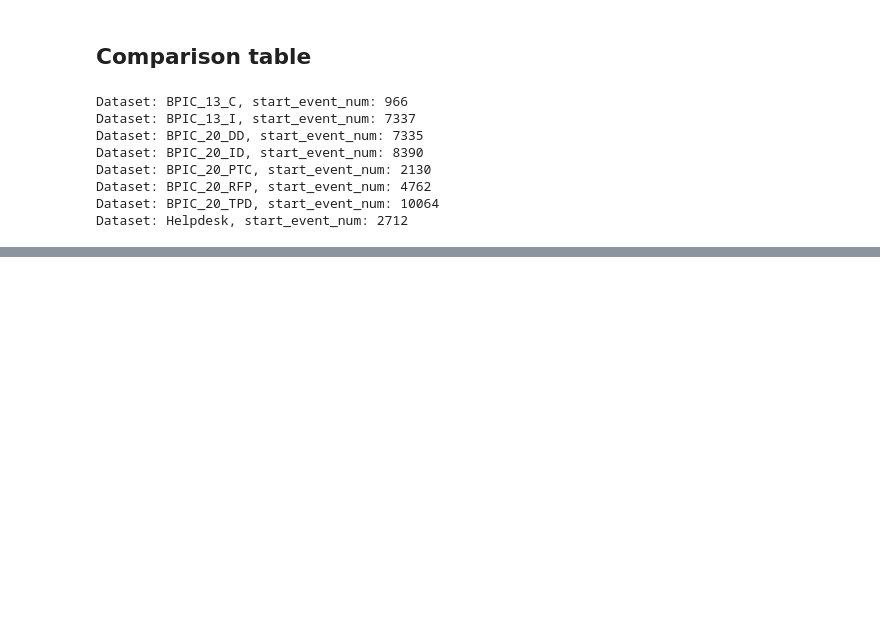
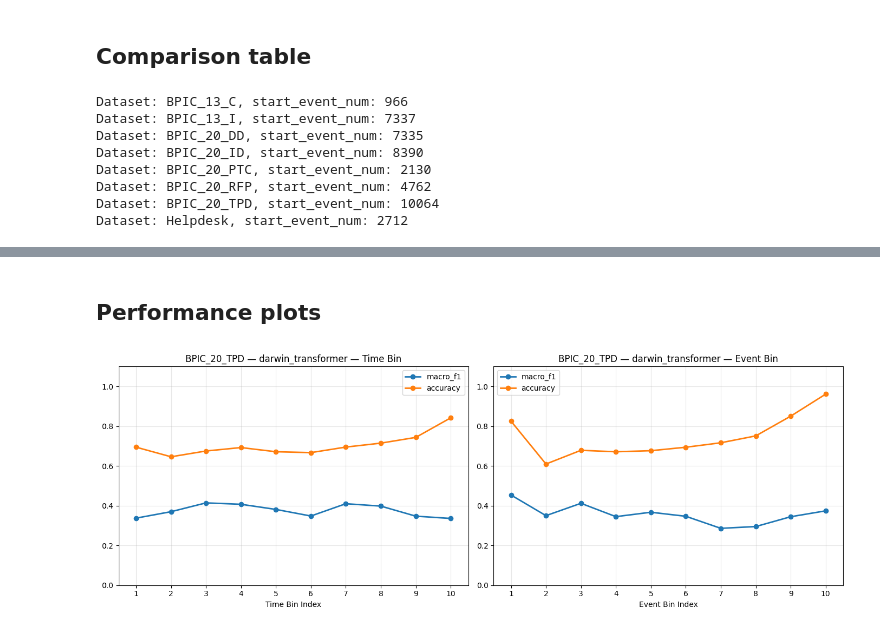
Before and after one commit to pavelihno/master-thesis, a Jupyter notebook: experiments/streaming/notebooks/results_analysis.ipynb, the cells around one changed output, grey strips where cells are left out. Cells and saved outputs as stored; diff of their text form; code cells hidden in the pictures; blank space fills up the shorter version.

```diff
--- a/experiments/streaming/notebooks/results_analysis.ipynb
+++ b/experiments/streaming/notebooks/results_analysis.ipynb
@@ -1,3 +1,19 @@
 # %% [markdown]
 ## Results
+# %%
+from pathlib import Path
+
+
+DATASET_LIST = [
+    'BPIC_13_C',
+    'BPIC_13_I',
+    'BPIC_20_DD',
+    'BPIC_20_ID',
+    'BPIC_20_PTC',
+    'BPIC_20_RFP',
+    'BPIC_20_TPD',
+    'Helpdesk',
+]
+
+DATASET_FOLDER = Path('C:/Users/Pavel/Desktop/PROJECTS/master-thesis/datasets/raw/')
 # %%
@@ -225,8 +223,0 @@ START_EVENT_NUM = {
-# %%
-dataset_name = 'BPIC_20_DD'
-model_name = 'darwin'
-
-predictions_dir_path = PREDICTIONS_DICT[dataset_name][model_name]
-
-predictions_path = BASE_FOLDER / predictions_dir_path / BASE_FILENAME
-predictions_df = pd.read_csv(predictions_path)
@@ -241,0 +224,2 @@ predictions_df.tail()
+# %% [markdown]
+## Performance plots
@@ -241,0 +232,3 @@ predictions_df.tail()
+# %%
+ts_col = 'time:timestamp'
+case_col = 'case:concept:name'
@@ -241,0 +353,19 @@ predictions_df.tail()
+# %%
+metrics = {
+    'macro_f1': lambda y_true, y_pred: f1_score(y_true, y_pred, average='macro'),
+    'accuracy': accuracy_score,
+}
+
+dataset_name = 'BPIC_20_TPD'
+model_name = 'darwin_transformer'
+
+time_metrics, event_metrics = get_bin_metrics(
+    dataset_name, model_name, n_bins=10, metrics=metrics,
+    # case_id_filter='travel permit 65106', # 3 events (2 preds)
+    # case_id_filter='travel permit 83467', # 10 events (5 init events, 5 preds)
+    # case_id_filter='travel permit 10482', # 10 events (9 preds)
+    # case_id_filter='travel permit 13587', # 11 events (10 preds)
+    # case_id_filter='travel permit 15078', # 14 events (13 preds)
+)
+# %% [output]
+[figure, added]
```
Also changed, not shown: parts of 9 cells of this notebook, 1 other file.
